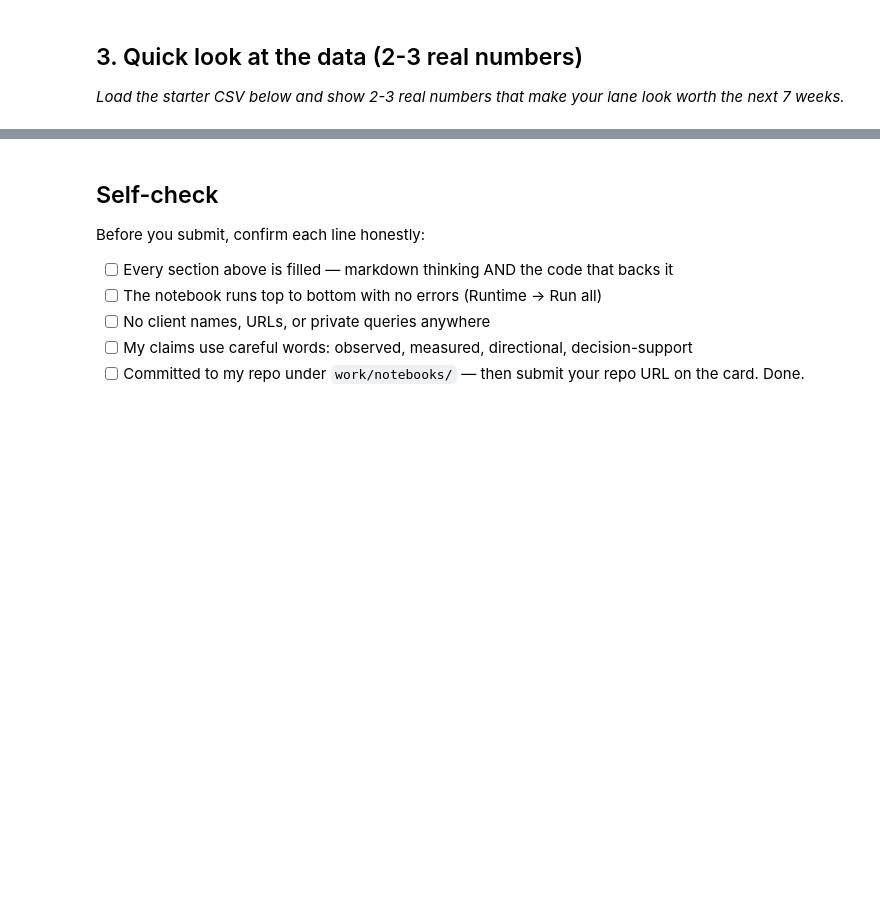
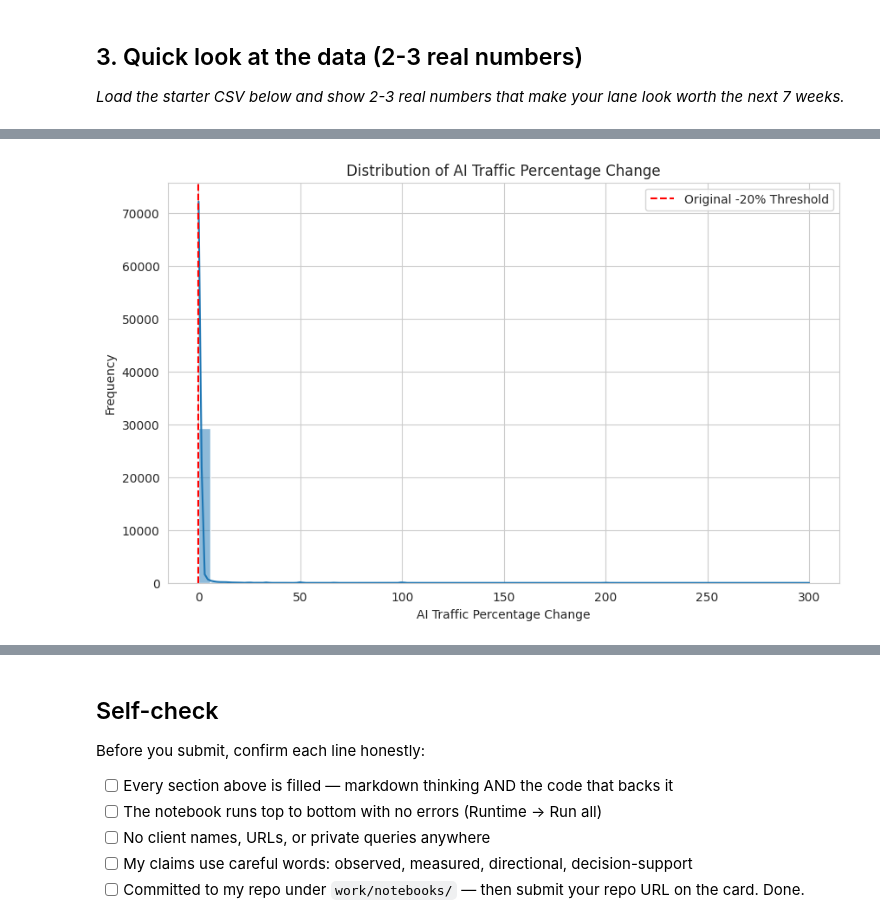
Before and after one commit to Amna-Asif1911/Flyrank-ML-Internship, a Jupyter notebook: w01_research_question.ipynb, the cells around one changed output, grey strips where cells are left out. Saved outputs shown, nothing was run; the diff lists cells and outputs as text; code cells hidden in the pictures; blank space fills up the shorter version.

```diff
--- a/w01_research_question.ipynb
+++ b/w01_research_question.ipynb
@@ -35,0 +29,23 @@ This skeleton is yours to fill. Work the sections **in order** — each one has
+# %%
+import pandas as pd
+
+# 1. Load the dataset from GitHub
+url = "https://raw.githubusercontent.com/Amna-Asif1911/Flyrank-ML-Internship/main/data/raw/content_refresh_anonymized.csv"
+df = pd.read_csv(url)
+
+# 2. Find the correct traffic change column name dynamically
+traffic_col = [c for c in df.columns if 'traffic_change' in c or 'pct' in c][0]
+clicks_col = [c for c in df.columns if 'click' in c][0]
+
+# 3. Calculate the supporting numbers
+total_urls = df['content_id'].nunique() # Define total_urls
+
+decay_condition = df[traffic_col] < -0.20
+decay_count = decay_condition.sum()
+decay_pct = (decay_count / len(df)) * 100
+avg_clicks = df[decay_condition][clicks_col].mean()
+
+# 4. Print results
+print(f"1. Total Unique URLs Analyzed: {total_urls:,}")
+print(f"2. Decaying URL Snapshots (>20% drop): {decay_count:,} ({decay_pct:.1f}% of dataset)")
+print(f"3. Avg Monthly Clicks prior to decay: {avg_clicks:.0f} clicks/month")
@@ -35,0 +62,18 @@ This skeleton is yours to fill. Work the sections **in order** — each one has
+# %%
+import matplotlib.pyplot as plt
+import seaborn as sns
+
+# Set style for plots
+sns.set_style("whitegrid")
+
+# Plot histogram of ai_traffic_pct
+plt.figure(figsize=(10, 6))
+sns.histplot(df['ai_traffic_pct'], bins=50, kde=True)
+plt.title('Distribution of AI Traffic Percentage Change')
+plt.xlabel('AI Traffic Percentage Change')
+plt.ylabel('Frequency')
+plt.axvline(-0.20, color='r', linestyle='--', label='Original -20% Threshold')
+plt.legend()
+plt.show()
+# %% [output]
+[figure, added]
```
Also changed, not shown: parts of 9 cells of this notebook.
